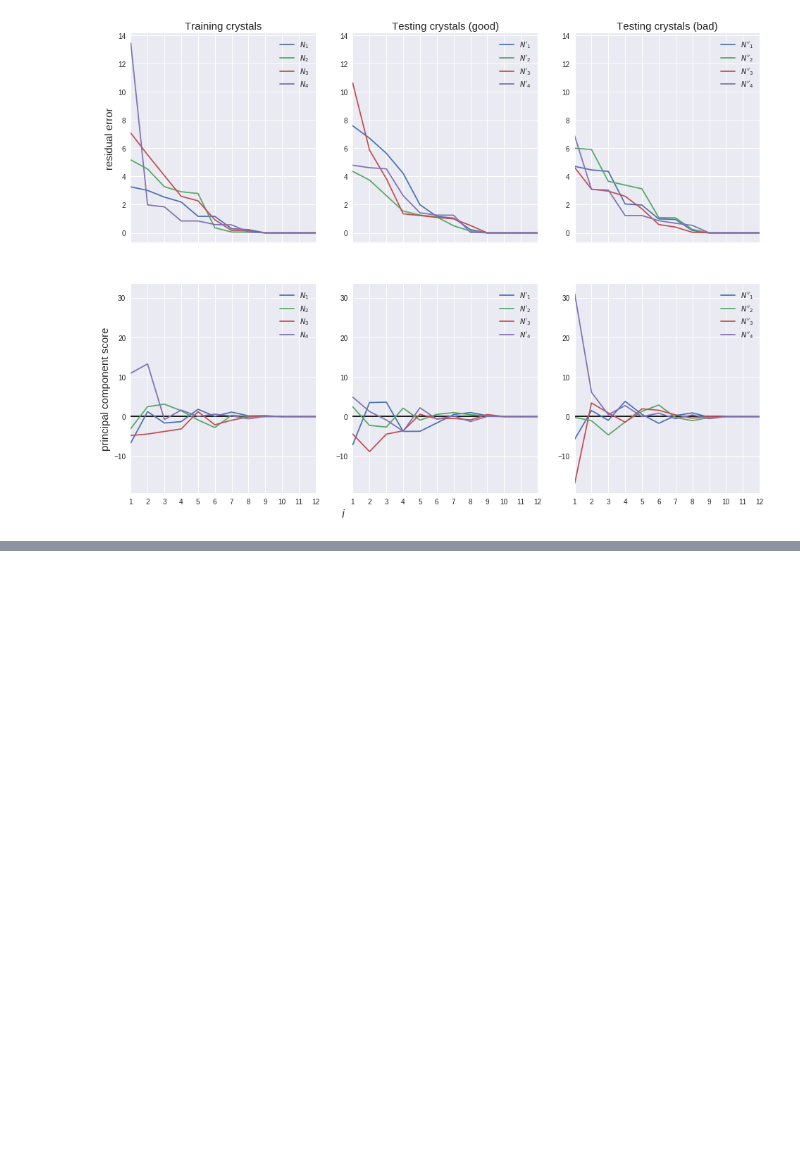
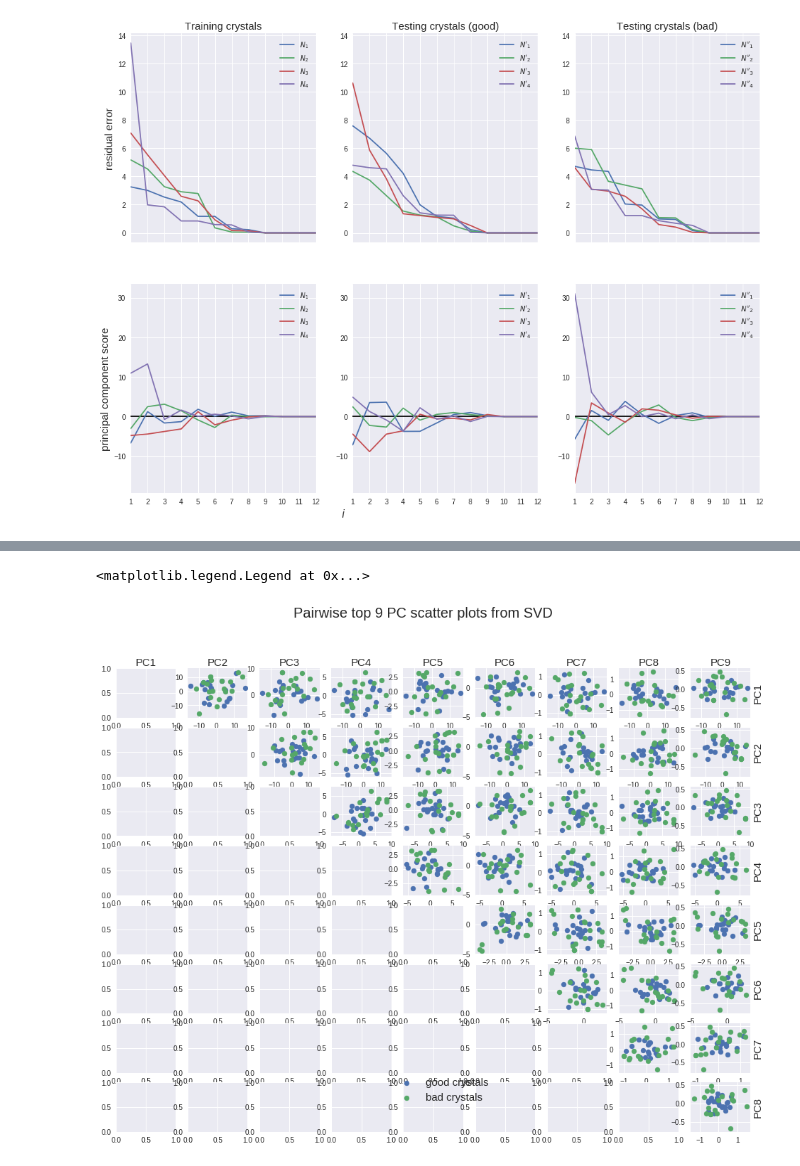
Before and after one commit to SamKChang/20170406_alchemy_optimization, a Jupyter notebook: analysis/Note_on_rdf.ipynb, the cells around one changed output, grey strips where cells are left out. Cells and saved outputs as stored; diff of their text form; code cells hidden in the pictures; blank space fills up the shorter version.

```diff
--- a/analysis/Note_on_rdf.ipynb
+++ b/analysis/Note_on_rdf.ipynb
@@ -589,0 +615,27 @@ N4 = get_dN(15, log04)
+# %%
+PC_bad = N1_bad.dot(V)
+
+N_pc = 9
+
+fig, axarr = plt.subplots(N_pc - 1, N_pc, figsize=(16,12))
+
+for row in range(N_pc):
+    for col in range(row+1, N_pc):
+        axarr[row, col].scatter(PC[:,row], PC[:,col], label='good crystals')
+        axarr[row, col].scatter(PC_bad[:,row], PC_bad[:,col], label='bad crystals')
+
+# axarr[row, col].set_xlabel('PC%d' % (row + 1))
+# axarr[row, col].set_ylabel('PC%d' % (col + 1))
+for col in range(N_pc):
+    axarr[0, col].set_xlabel('PC%d' % (col + 1), fontsize=15)
+    axarr[0, col].xaxis.set_label_position('top')
+
+for row in range(N_pc-1):
+    axarr[row, -1].set_ylabel('PC%d' % (row + 1), fontsize=15)
+    axarr[row, -1].yaxis.set_label_position('right')
+plt.suptitle("Pairwise top 9 PC scatter plots from SVD", fontsize=20)
+
+axarr[-1, -1].legend(loc=(-5, 0.5), fontsize=15)
+# %% [output]
+<matplotlib.legend.Legend at 0x...>
+[figure, added]
```
Also changed, not shown: parts of 5 cells of this notebook.
